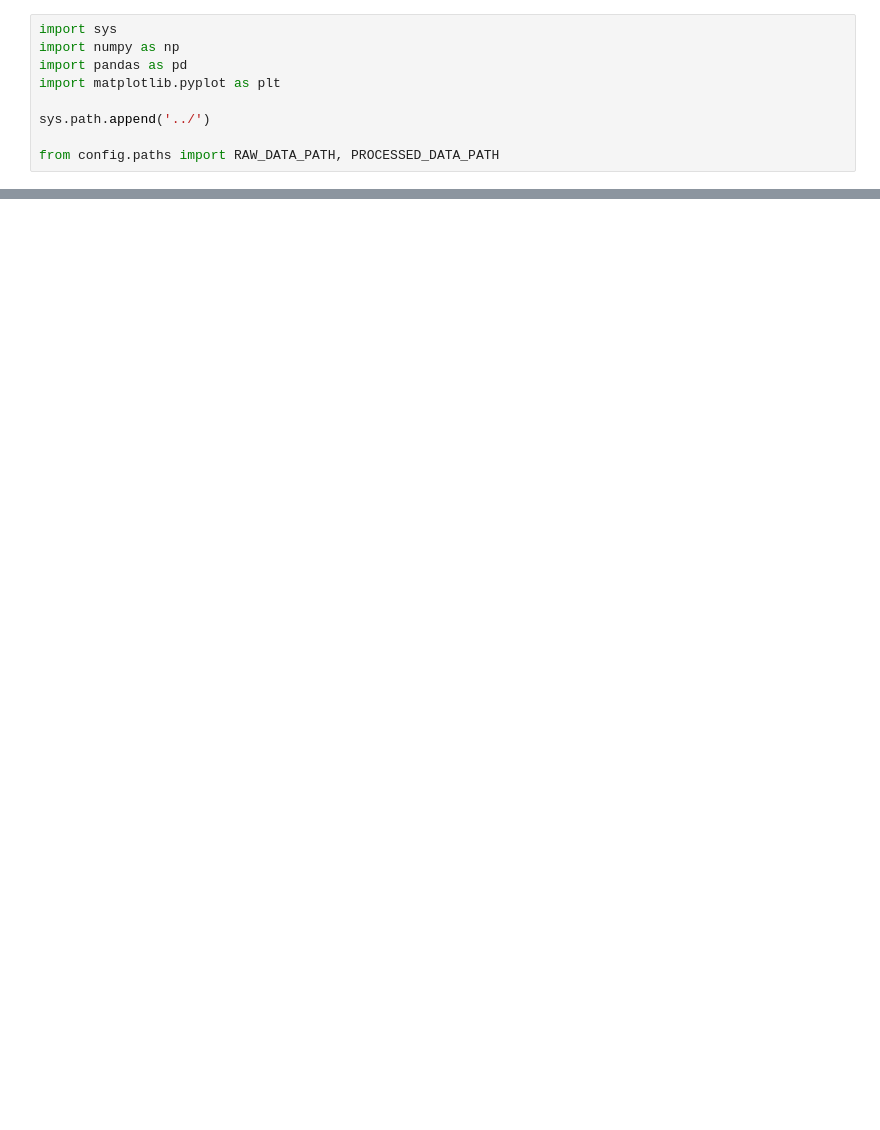
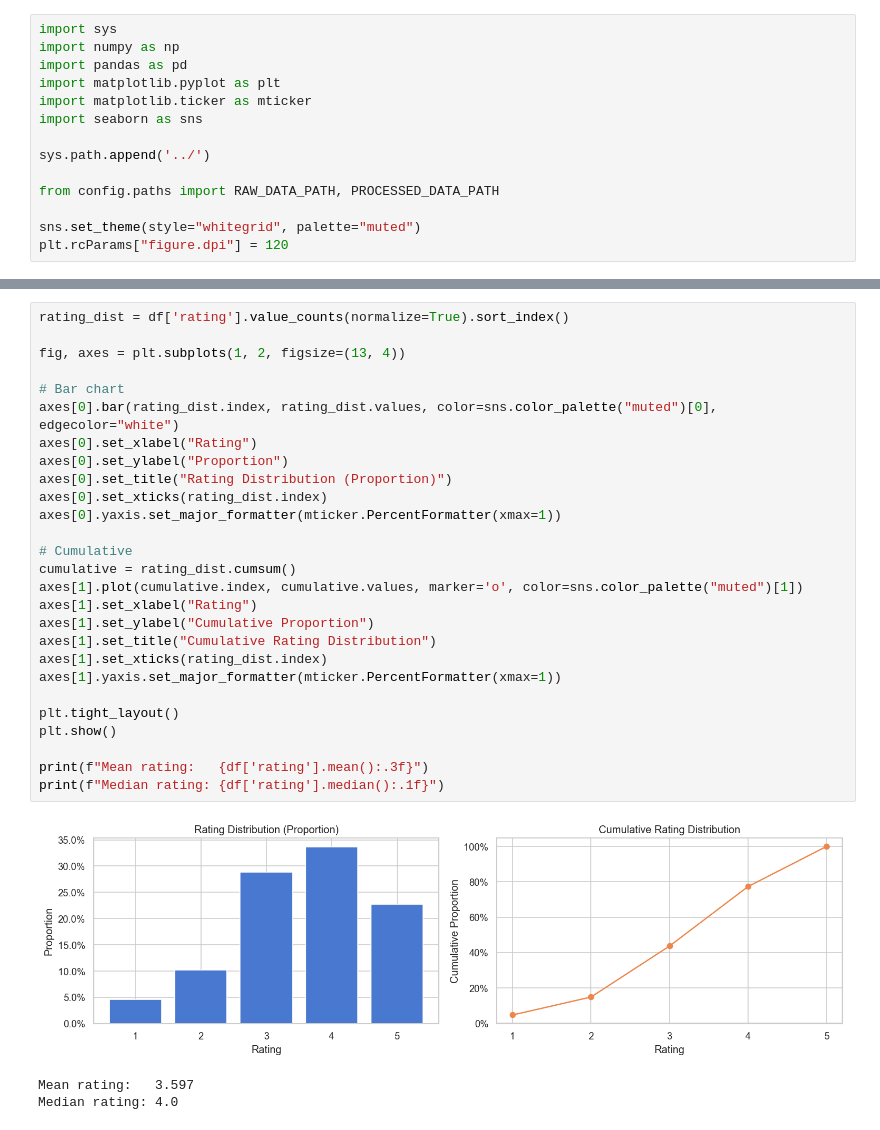
Before and after one commit to robertogarces/netflix-recommendations-system, a Jupyter notebook: notebooks/eda.ipynb, the cells around one changed output, grey strips where cells are left out. Saved outputs shown, nothing was run; the diff lists cells and outputs as text; blank space fills up the shorter version.

```diff
--- a/notebooks/eda.ipynb
+++ b/notebooks/eda.ipynb
@@ -3,7 +12,12 @@ import sys
 import numpy as np
 import pandas as pd
 import matplotlib.pyplot as plt
+import matplotlib.ticker as mticker
+import seaborn as sns
 
 sys.path.append('../')
 
 from config.paths import RAW_DATA_PATH, PROCESSED_DATA_PATH
+
+sns.set_theme(style="whitegrid", palette="muted")
+plt.rcParams["figure.dpi"] = 120
@@ -92,0 +83,31 @@ Name: rating, dtype: int64
+# %%
+rating_dist = df['rating'].value_counts(normalize=True).sort_index()
+
+fig, axes = plt.subplots(1, 2, figsize=(13, 4))
+
+# Bar chart
+axes[0].bar(rating_dist.index, rating_dist.values, color=sns.color_palette("muted")[0], edgecolor="white")
+axes[0].set_xlabel("Rating")
+axes[0].set_ylabel("Proportion")
+axes[0].set_title("Rating Distribution (Proportion)")
+axes[0].set_xticks(rating_dist.index)
+axes[0].yaxis.set_major_formatter(mticker.PercentFormatter(xmax=1))
+
+# Cumulative
+cumulative = rating_dist.cumsum()
+axes[1].plot(cumulative.index, cumulative.values, marker='o', color=sns.color_palette("muted")[1])
+axes[1].set_xlabel("Rating")
+axes[1].set_ylabel("Cumulative Proportion")
+axes[1].set_title("Cumulative Rating Distribution")
+axes[1].set_xticks(rating_dist.index)
+axes[1].yaxis.set_major_formatter(mticker.PercentFormatter(xmax=1))
+
+plt.tight_layout()
+plt.show()
+
+print(f"Mean rating:   {df['rating'].mean():.3f}")
+print(f"Median rating: {df['rating'].median():.1f}")
+# %% [output]
+[figure, added]
+Mean rating:   3.597
+Median rating: 4.0
```
Also changed, not shown: parts of 29 cells of this notebook.
